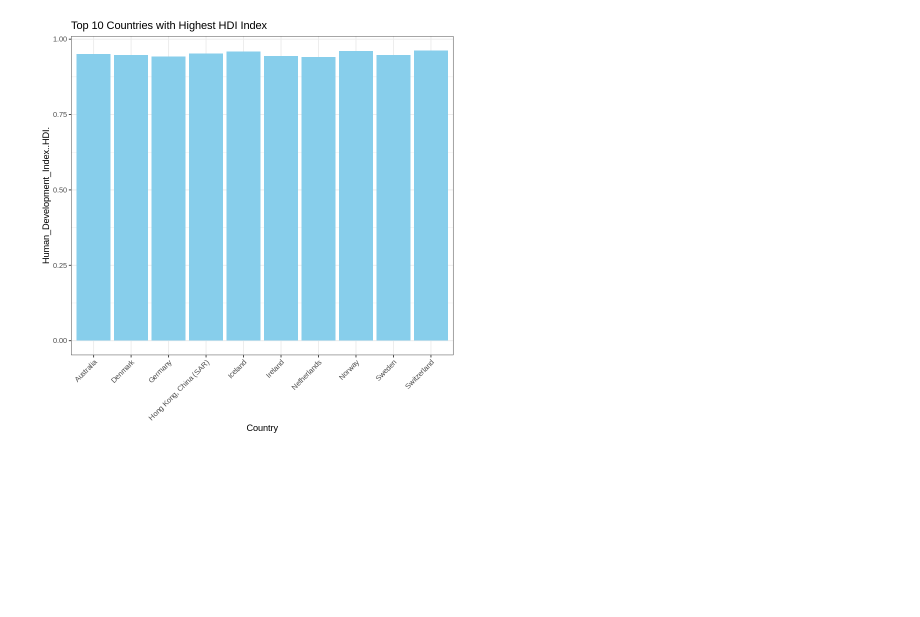
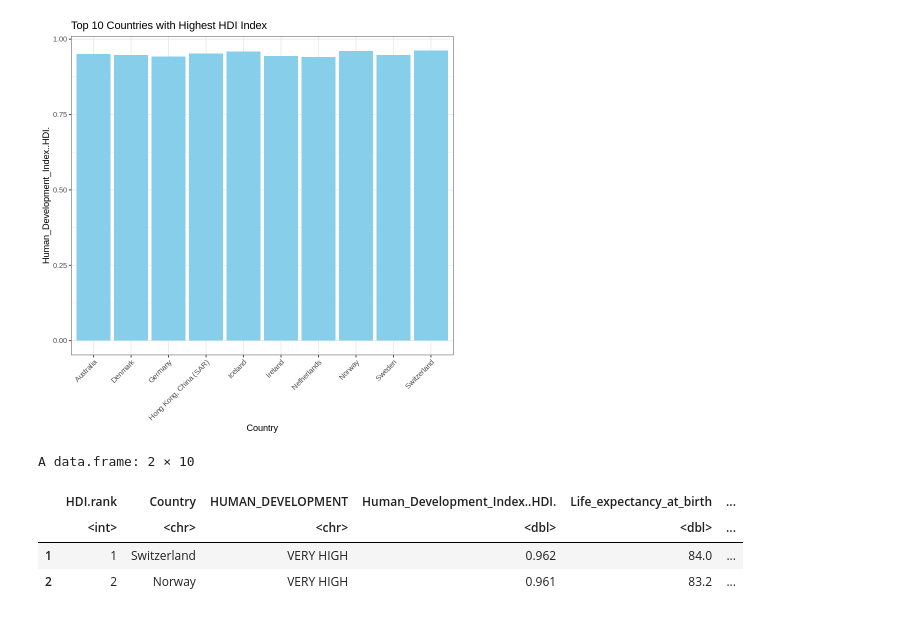
Before and after one commit to LeenaBirvatkar/Human-Development-Index-Analysis, a Jupyter notebook: HDI_index.ipynb, the cells around one changed output. Saved outputs shown, nothing was run; the diff lists cells and outputs as text; code cells hidden in the pictures; blank space fills up the shorter version.

```diff
--- a/HDI_index.ipynb
+++ b/HDI_index.ipynb
@@ -311,3 +345,11 @@ ggplot(top_10_countries, aes(x = Country, y = Human_Development_Index..HDI.)) +
   theme(axis.text.x = element_text(angle = 45, hjust = 1))
 # %% [output]
 [figure]
+# %%
+head(hdi_index,2)
+# %% [output]
+A data.frame: 2 × 10
+|  | HDI.rank | Country | HUMAN_DEVELOPMENT | Human_Development_Index..HDI. | Life_expectancy_at_birth | ... |
+|  | <int> | <chr> | <chr> | <dbl> | <dbl> | ... |
+| 1 | 1 | Switzerland | VERY HIGH | 0.962 | 84.0 | ... |
+| 2 | 2 | Norway | VERY HIGH | 0.961 | 83.2 | ... |
```
Also changed, not shown: parts of 17 cells of this notebook.
